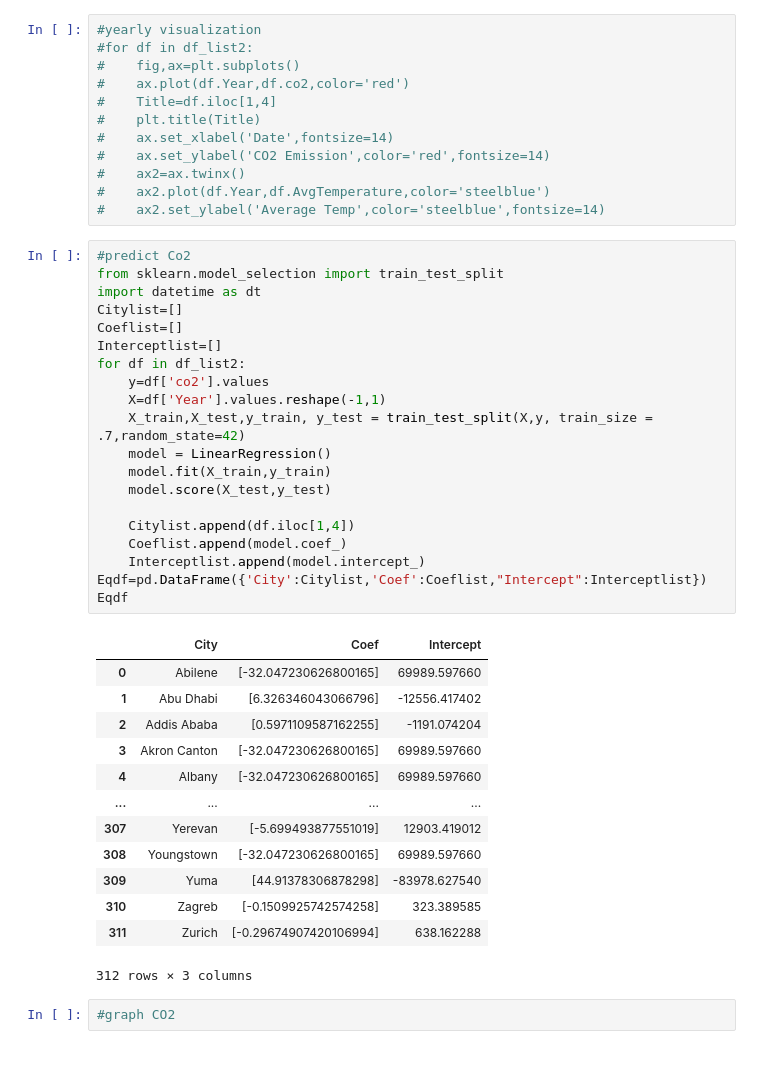
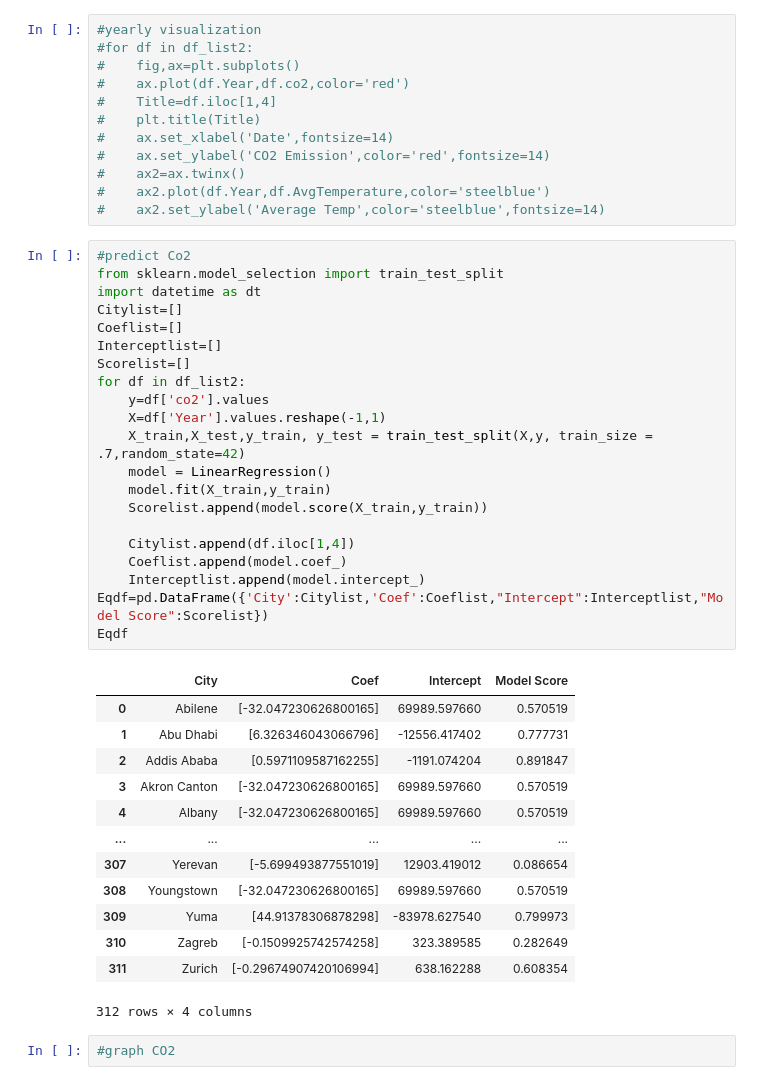
Before and after one commit to sherryli1116/finalproject-group15, a Jupyter notebook: MachineLearning.ipynb, the cells around one changed output. Drawn from its saved outputs; the diff is of its cells as text.

```diff
--- a/MachineLearning.ipynb
+++ b/MachineLearning.ipynb
@@ -316,37 +316,38 @@ df_list2[0]
 # %%
 #predict Co2
 from sklearn.model_selection import train_test_split
 import datetime as dt
 Citylist=[]
 Coeflist=[]
 Interceptlist=[]
+Scorelist=[]
 for df in df_list2:
     y=df['co2'].values
     X=df['Year'].values.reshape(-1,1)
     X_train,X_test,y_train, y_test = train_test_split(X,y, train_size = .7,random_state=42)
     model = LinearRegression()
     model.fit(X_train,y_train)
-    model.score(X_test,y_test)
+    Scorelist.append(model.score(X_train,y_train))
 
     Citylist.append(df.iloc[1,4])
     Coeflist.append(model.coef_)
     Interceptlist.append(model.intercept_)
-Eqdf=pd.DataFrame({'City':Citylist,'Coef':Coeflist,"Intercept":Interceptlist})
+Eqdf=pd.DataFrame({'City':Citylist,'Coef':Coeflist,"Intercept":Interceptlist,"Model Score":Scorelist})
 Eqdf
 # %% [output]
-|  | City | Coef | Intercept |
-| 0 | Abilene | [-32.047230626800165] | 69989.597660 |
-| 1 | Abu Dhabi | [6.326346043066796] | -12556.417402 |
-| 2 | Addis Ababa | [0.5971109587162255] | -1191.074204 |
-| 3 | Akron Canton | [-32.047230626800165] | 69989.597660 |
-| 4 | Albany | [-32.047230626800165] | 69989.597660 |
-| ... | ... | ... | ... |
-| 307 | Yerevan | [-5.699493877551019] | 12903.419012 |
-| 308 | Youngstown | [-32.047230626800165] | 69989.597660 |
-| 309 | Yuma | [44.91378306878298] | -83978.627540 |
-| 310 | Zagreb | [-0.1509925742574258] | 323.389585 |
-| 311 | Zurich | [-0.29674907420106994] | 638.162288 |
+|  | City | Coef | Intercept | Model Score |
+| 0 | Abilene | [-32.047230626800165] | 69989.597660 | 0.570519 |
+| 1 | Abu Dhabi | [6.326346043066796] | -12556.417402 | 0.777731 |
+| 2 | Addis Ababa | [0.5971109587162255] | -1191.074204 | 0.891847 |
+| 3 | Akron Canton | [-32.047230626800165] | 69989.597660 | 0.570519 |
+| 4 | Albany | [-32.047230626800165] | 69989.597660 | 0.570519 |
+| ... | ... | ... | ... | ... |
+| 307 | Yerevan | [-5.699493877551019] | 12903.419012 | 0.086654 |
+| 308 | Youngstown | [-32.047230626800165] | 69989.597660 | 0.570519 |
+| 309 | Yuma | [44.91378306878298] | -83978.627540 | 0.799973 |
+| 310 | Zagreb | [-0.1509925742574258] | 323.389585 | 0.282649 |
+| 311 | Zurich | [-0.29674907420106994] | 638.162288 | 0.608354 |
-312 rows × 3 columns
+312 rows × 4 columns
 # %%
 #graph CO2
 # %%
```
Also changed, not shown: parts of 5 cells of this notebook.
